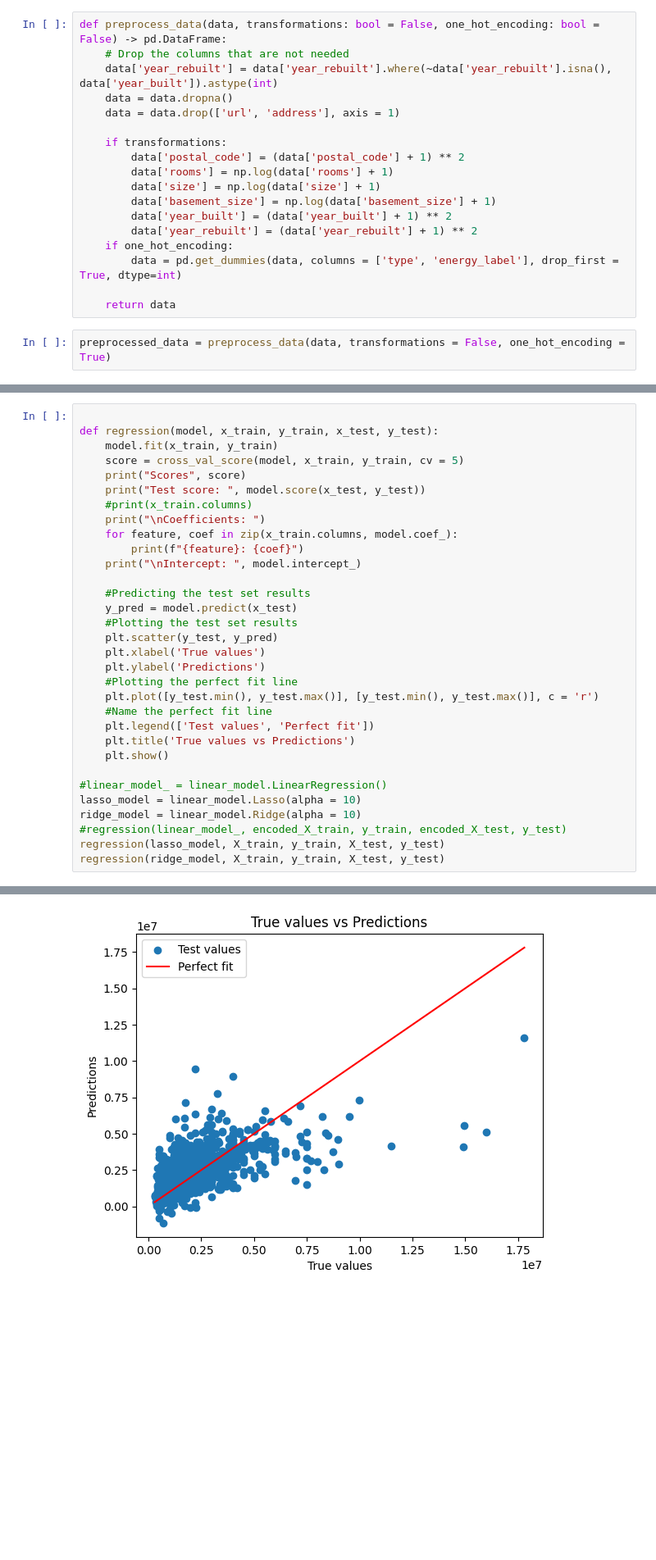
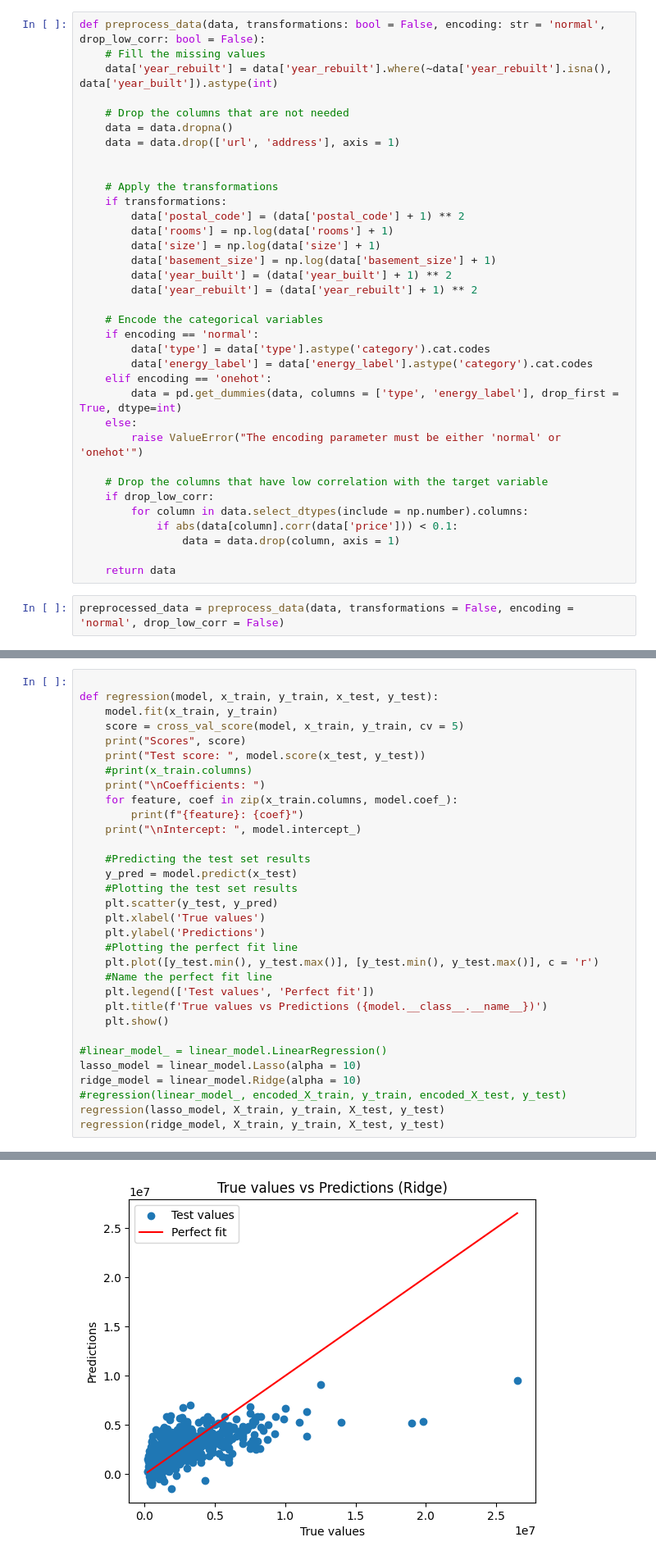
Before and after one commit to besplago/thesis-house-price-estimation, a Jupyter notebook: house_price_regression.ipynb, the cells around one changed output, grey strips where cells are left out. Shown: that part at 82% size. Saved outputs shown, nothing was run; the diff lists cells and outputs as text; blank space fills up the shorter version.

Commit message:
add: more preprocessing feats

```diff
--- a/house_price_regression.ipynb
+++ b/house_price_regression.ipynb
@@ -69,12 +69,16 @@ sns.heatmap(data.select_dtypes(include = np.number).corr(), annot = True, cmap =
 # %% [markdown]
 # Preprocessing
 # %%
-def preprocess_data(data, transformations: bool = False, one_hot_encoding: bool = False) -> pd.DataFrame:
+def preprocess_data(data, transformations: bool = False, encoding: str = 'normal', drop_low_corr: bool = False):
+    # Fill the missing values
+    data['year_rebuilt'] = data['year_rebuilt'].where(~data['year_rebuilt'].isna(), data['year_built']).astype(int)
+
     # Drop the columns that are not needed
-    data['year_rebuilt'] = data['year_rebuilt'].where(~data['year_rebuilt'].isna(), data['year_built']).astype(int)
     data = data.dropna()
     data = data.drop(['url', 'address'], axis = 1)
 
+
+    # Apply the transformations
     if transformations:
         data['postal_code'] = (data['postal_code'] + 1) ** 2
         data['rooms'] = np.log(data['rooms'] + 1)
@@ -82,12 +86,25 @@ def preprocess_data(data, transformations: bool = False, one_hot_encoding: bool
         data['basement_size'] = np.log(data['basement_size'] + 1)
         data['year_built'] = (data['year_built'] + 1) ** 2
         data['year_rebuilt'] = (data['year_rebuilt'] + 1) ** 2
-    if one_hot_encoding:
+
+    # Encode the categorical variables
+    if encoding == 'normal':
+        data['type'] = data['type'].astype('category').cat.codes
+        data['energy_label'] = data['energy_label'].astype('category').cat.codes
+    elif encoding == 'onehot':
         data = pd.get_dummies(data, columns = ['type', 'energy_label'], drop_first = True, dtype=int)
+    else:
+        raise ValueError("The encoding parameter must be either 'normal' or 'onehot'")
+
+    # Drop the columns that have low correlation with the target variable
+    if drop_low_corr:
+        for column in data.select_dtypes(include = np.number).columns:
+            if abs(data[column].corr(data['price'])) < 0.1:
+                data = data.drop(column, axis = 1)
 
     return data
 # %%
-preprocessed_data = preprocess_data(data, transformations = False, one_hot_encoding = True)
+preprocessed_data = preprocess_data(data, transformations = False, encoding = 'normal', drop_low_corr = False)
 # %%
 preprocessed_data.hist(figsize = (15, 8))
 # %% [output]
@@ -206,7 +212,7 @@ def regression(model, x_train, y_train, x_test, y_test):
     plt.plot([y_test.min(), y_test.max()], [y_test.min(), y_test.max()], c = 'r')
     #Name the perfect fit line
     plt.legend(['Test values', 'Perfect fit'])
-    plt.title('True values vs Predictions')
+    plt.title(f'True values vs Predictions ({model.__class__.__name__})')
     plt.show()
 
 #linear_model_ = linear_model.LinearRegression()
@@ -254,4 +254,4 @@ Intercept:  -9463085.416967083
-[figure, old version]
+[figure, new version]
 # %% [markdown]
 For this results, we have the following:
   1. Lasso Scores: These are cross-validation scores obtained using 5-fold cross-validation. They represent the R-squared values achieved by the Lasso model on different folds of the training data. Each score corresponds to one fold.
```
Also changed, not shown: parts of 4 cells of this notebook.
